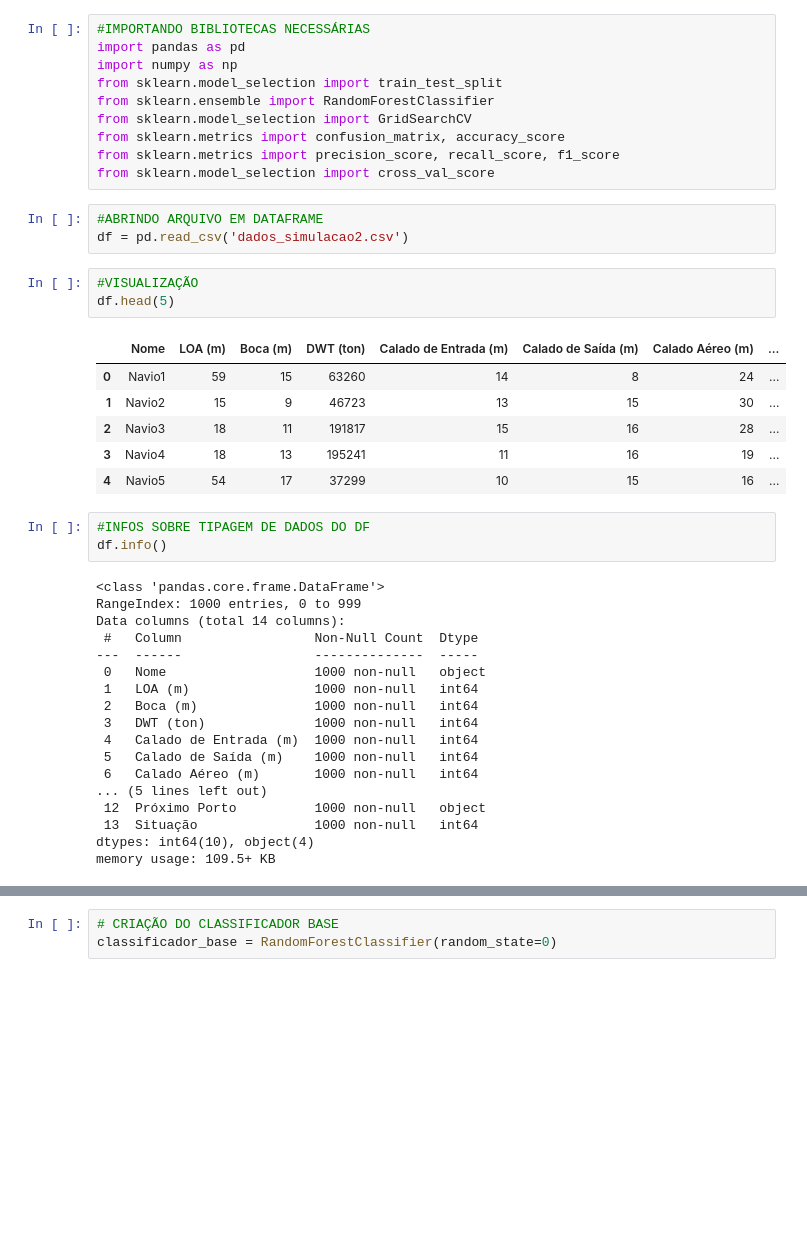
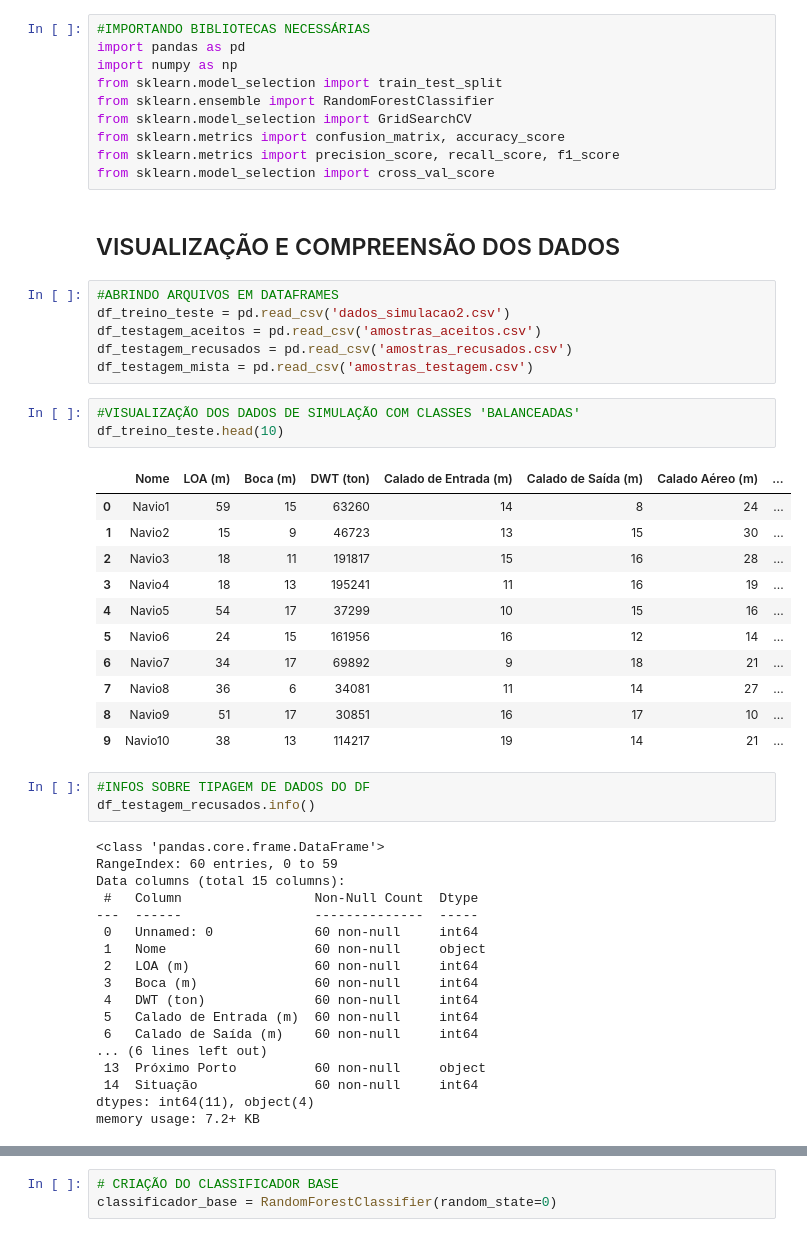
Before and after one commit to gabrielgvss/Projeto-Aceite-de-Navios, a Jupyter notebook: modelo_IA/modelo_random_forest.ipynb, the cells around one changed output, grey strips where cells are left out. Saved outputs shown, nothing was run; the diff lists cells and outputs as text; blank space fills up the shorter version.

```diff
--- a/modelo_IA/modelo_random_forest.ipynb
+++ b/modelo_IA/modelo_random_forest.ipynb
@@ -8,37 +10,47 @@ from sklearn.model_selection import GridSearchCV
 from sklearn.metrics import confusion_matrix, accuracy_score
 from sklearn.metrics import precision_score, recall_score, f1_score
 from sklearn.model_selection import cross_val_score
-# %%
-#ABRINDO ARQUIVO EM DATAFRAME
-df = pd.read_csv('dados_simulacao2.csv')
-# %%
-#VISUALIZAÇÃO
-df.head(5)
-# %% [output]
-|  | Nome | LOA (m) | Boca (m) | DWT (ton) | Calado de Entrada (m) | Calado de Saída (m) | Calado Aéreo (m) | ... |
-| 0 | Navio1 | 59 | 15 | 63260 | 14 | 8 | 24 | ... |
-| 1 | Navio2 | 15 | 9 | 46723 | 13 | 15 | 30 | ... |
-| 2 | Navio3 | 18 | 11 | 191817 | 15 | 16 | 28 | ... |
-| 3 | Navio4 | 18 | 13 | 195241 | 11 | 16 | 19 | ... |
-| 4 | Navio5 | 54 | 17 | 37299 | 10 | 15 | 16 | ... |
+# %% [markdown]
+## VISUALIZAÇÃO E COMPREENSÃO DOS DADOS
+# %%
+#ABRINDO ARQUIVOS EM DATAFRAMES
+df_treino_teste = pd.read_csv('dados_simulacao2.csv')
+df_testagem_aceitos = pd.read_csv('amostras_aceitos.csv')
+df_testagem_recusados = pd.read_csv('amostras_recusados.csv')
+df_testagem_mista = pd.read_csv('amostras_testagem.csv')
+# %%
+#VISUALIZAÇÃO DOS DADOS DE SIMULAÇÃO COM CLASSES 'BALANCEADAS'
+df_treino_teste.head(10)
+# %% [output]
+|  | Nome | LOA (m) | Boca (m) | DWT (ton) | Calado de Entrada (m) | Calado de Saída (m) | Calado Aéreo (m) | ... |
+| 0 | Navio1 | 59 | 15 | 63260 | 14 | 8 | 24 | ... |
+| 1 | Navio2 | 15 | 9 | 46723 | 13 | 15 | 30 | ... |
+| 2 | Navio3 | 18 | 11 | 191817 | 15 | 16 | 28 | ... |
+| 3 | Navio4 | 18 | 13 | 195241 | 11 | 16 | 19 | ... |
+| 4 | Navio5 | 54 | 17 | 37299 | 10 | 15 | 16 | ... |
+| 5 | Navio6 | 24 | 15 | 161956 | 16 | 12 | 14 | ... |
+| 6 | Navio7 | 34 | 17 | 69892 | 9 | 18 | 21 | ... |
+| 7 | Navio8 | 36 | 6 | 34081 | 11 | 14 | 27 | ... |
+| 8 | Navio9 | 51 | 17 | 30851 | 16 | 17 | 10 | ... |
+| 9 | Navio10 | 38 | 13 | 114217 | 19 | 14 | 21 | ... |
 # %%
 #INFOS SOBRE TIPAGEM DE DADOS DO DF
-df.info()
+df_testagem_recusados.info()
 # %% [output]
 <class 'pandas.core.frame.DataFrame'>
-RangeIndex: 1000 entries, 0 to 999
-Data columns (total 14 columns):
+RangeIndex: 60 entries, 0 to 59
+Data columns (total 15 columns):
  #   Column                 Non-Null Count  Dtype
 ---  ------                 --------------  -----
- 0   Nome                   1000 non-null   object
- 1   LOA (m)                1000 non-null   int64
- 2   Boca (m)               1000 non-null   int64
- 3   DWT (ton)              1000 non-null   int64
- 4   Calado de Entrada (m)  1000 non-null   int64
- 5   Calado de Saída (m)    1000 non-null   int64
- 6   Calado Aéreo (m)       1000 non-null   int64
-... (5 lines left out)
- 12  Próximo Porto          1000 non-null   object
- 13  Situação               1000 non-null   int64
-dtypes: int64(10), object(4)
-memory usage: 109.5+ KB
+ 0   Unnamed: 0             60 non-null     int64
+ 1   Nome                   60 non-null     object
+ 2   LOA (m)                60 non-null     int64
+ 3   Boca (m)               60 non-null     int64
+ 4   DWT (ton)              60 non-null     int64
+ 5   Calado de Entrada (m)  60 non-null     int64
+ 6   Calado de Saída (m)    60 non-null     int64
+... (6 lines left out)
+ 13  Próximo Porto          60 non-null     object
+ 14  Situação               60 non-null     int64
+dtypes: int64(11), object(4)
+memory usage: 7.2+ KB
```
Also changed, not shown: parts of 26 cells of this notebook, 10 other files.
